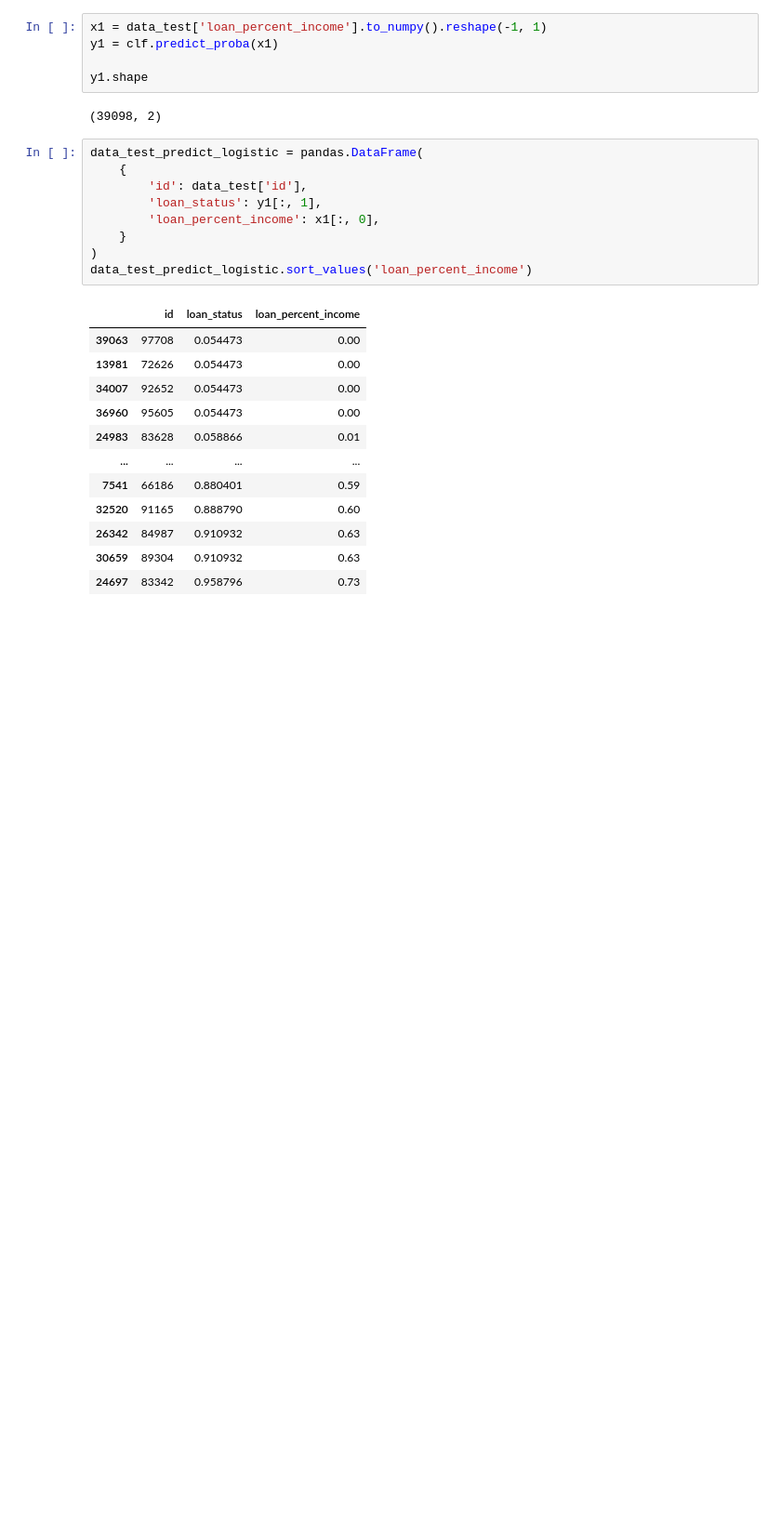
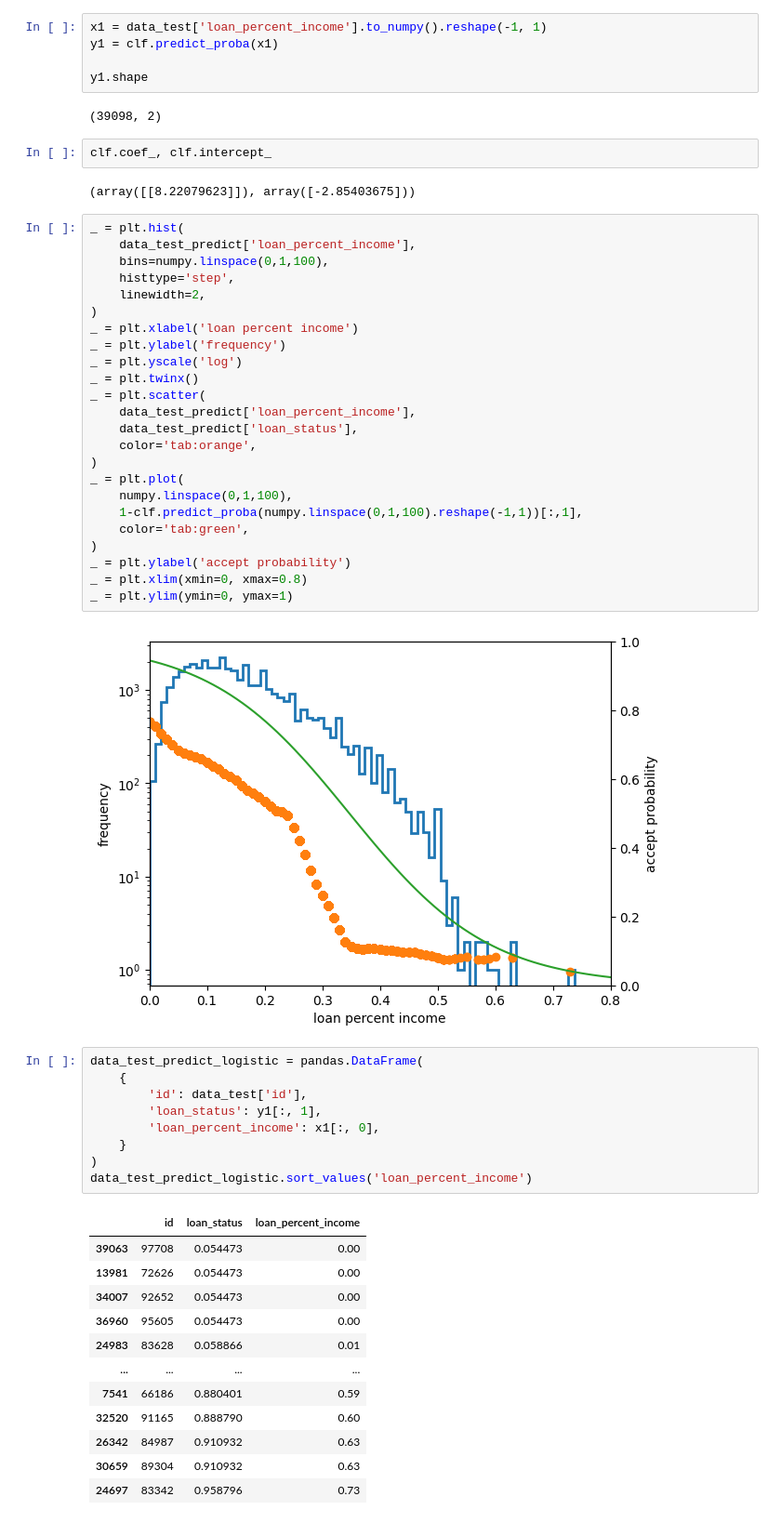
Before and after one commit to edward-b-1/Loan-Approval-Prediction, a Jupyter notebook: predict_original_data_1.ipynb, the cells around one changed output. Shown at 93% size. Saved outputs shown, nothing was run; the diff lists cells and outputs as text; blank space fills up the shorter version.

Commit message:
Add updated original data prediction notebook

```diff
--- a/predict_original_data_1.ipynb
+++ b/predict_original_data_1.ipynb
@@ -523,6 +524,36 @@ y1 = clf.predict_proba(x1)
 y1.shape
 # %% [output]
 (39098, 2)
+# %%
+clf.coef_, clf.intercept_
+# %% [output]
+(array([[8.22079623]]), array([-2.85403675]))
+# %%
+_ = plt.hist(
+    data_test_predict['loan_percent_income'],
+    bins=numpy.linspace(0,1,100),
+    histtype='step',
+    linewidth=2,
+)
+_ = plt.xlabel('loan percent income')
+_ = plt.ylabel('frequency')
+_ = plt.yscale('log')
+_ = plt.twinx()
+_ = plt.scatter(
+    data_test_predict['loan_percent_income'],
+    data_test_predict['loan_status'],
+    color='tab:orange',
+)
+_ = plt.plot(
+    numpy.linspace(0,1,100),
+    1-clf.predict_proba(numpy.linspace(0,1,100).reshape(-1,1))[:,1],
+    color='tab:green',
+)
+_ = plt.ylabel('accept probability')
+_ = plt.xlim(xmin=0, xmax=0.8)
+_ = plt.ylim(ymin=0, ymax=1)
+# %% [output]
+[figure, added]
 # %%
 data_test_predict_logistic = pandas.DataFrame(
     {
```
Also changed, not shown: parts of 40 cells of this notebook.
